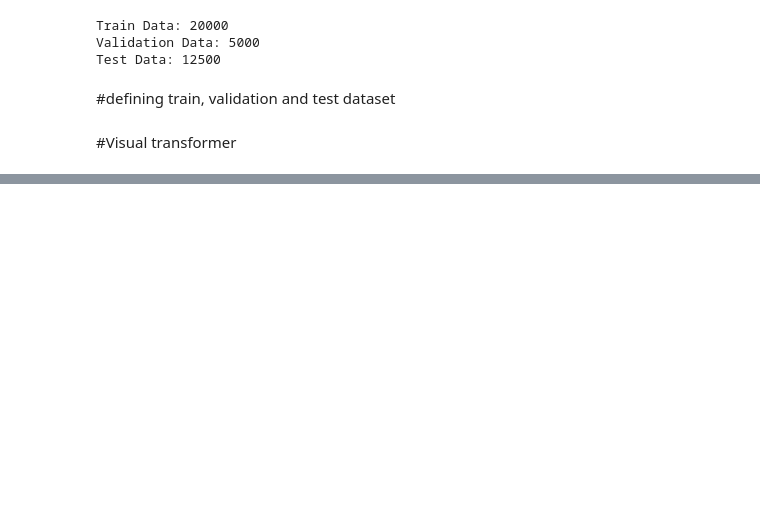
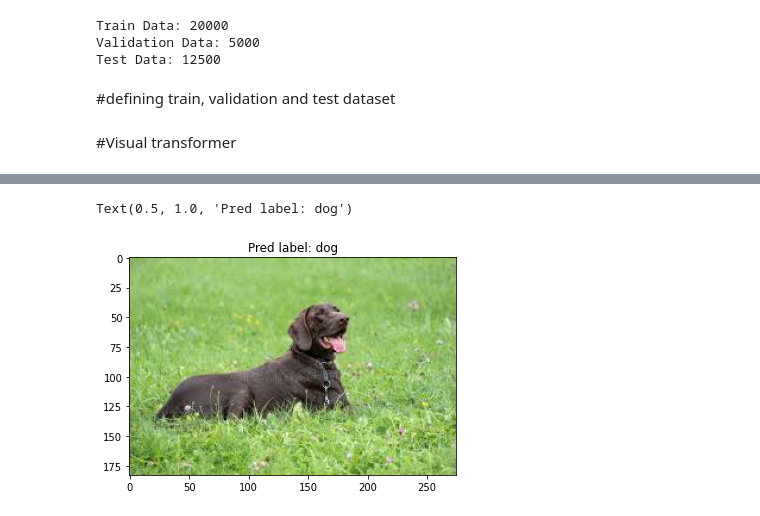
Before and after one commit to arghya05/TSAI, a Jupyter notebook: Session13/ViT_Cats_n_Dogs.ipynb, the cells around one changed output, grey strips where cells are left out. Cells and saved outputs as stored; diff of their text form; code cells hidden in the pictures; blank space fills up the shorter version.

```diff
--- a/Session13/ViT_Cats_n_Dogs.ipynb
+++ b/Session13/ViT_Cats_n_Dogs.ipynb
@@ -282,0 +342,9 @@ plt.show()
+# %%
+img = Image.open("/gdrive/MyDrive/EVA6/ViT/test_images/images (3).jpeg")
+x = test_transforms(img)
+pred = model(x.unsqueeze(0).to(device))
+plt.imshow(img1, cmap="gray")
+plt.title(f"Pred label: {classes[pred.argmax().item()]}")
+# %% [output]
+Text(0.5, 1.0, 'Pred label: dog')
+[figure, added]
```
Also changed, not shown: parts of 24 cells of this notebook.
